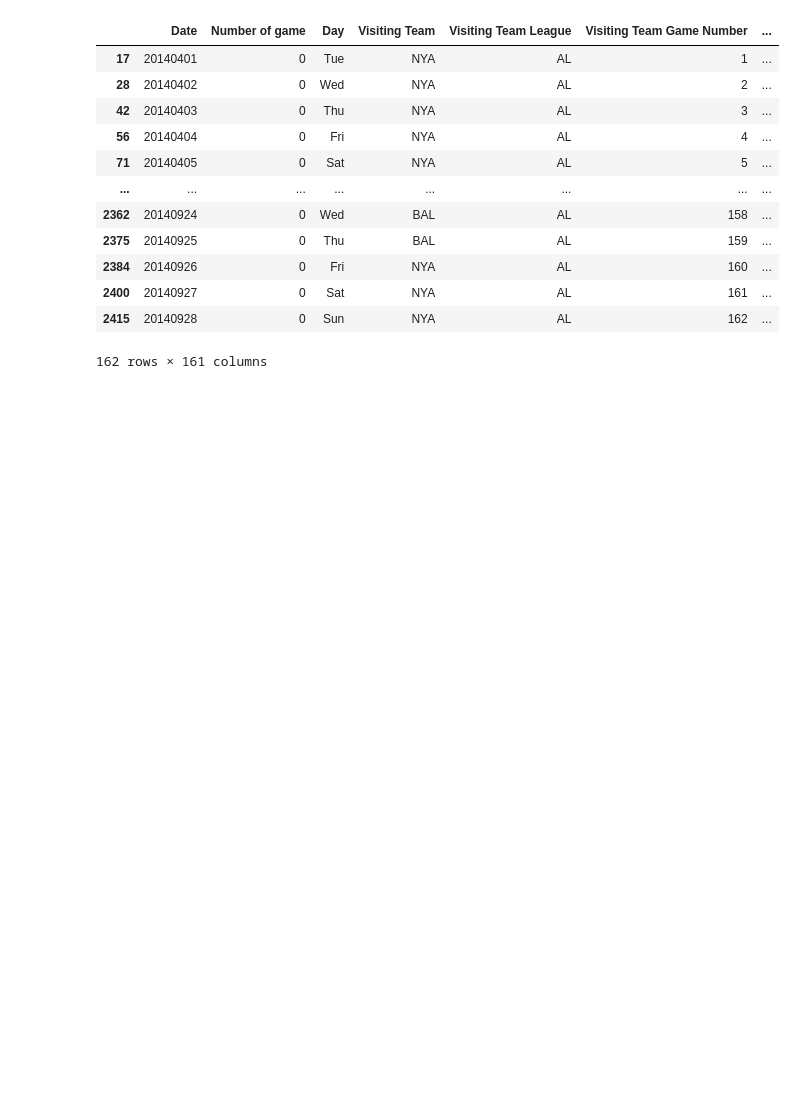
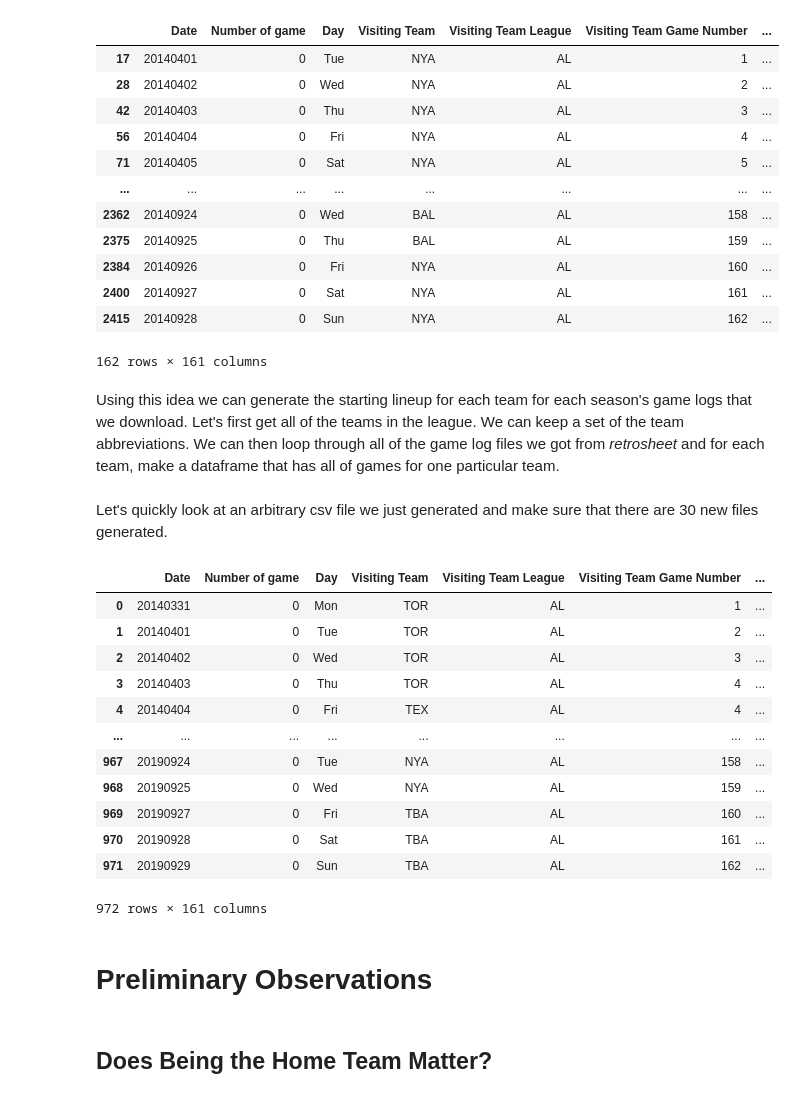
Before and after one commit to samkasbawala/sdp_team_32, a Jupyter notebook: starting_project.ipynb, the cells around one changed output. Drawn from its saved outputs; the diff is of its cells as text; code cells hidden in the pictures; blank space fills up the shorter version.

Commit message:
add function to get games by team and analyze home game wins; WIP

```diff
--- a/starting_project.ipynb
+++ b/starting_project.ipynb
@@ -12,18 +18,17 @@ Next, let's try opening the data with pandas so we can see it in tabular form.
 import pandas as pd
 import os
 
-# We will be lookin at the 2014 data as an example
+RETROSHEET_FILES = "./datasets/retro_sheet_gls"
+
+# We will be looking at the 2014 data as an example
 retro_sheet_data_gl2014 = pd.read_csv("./datasets/retro_sheet_gls/GL2014.TXT")
 
-# Get all the home games of the Yankees in 2014
-nya_gl_2014_home = retro_sheet_data_gl2014.loc[retro_sheet_data_gl2014["Home Team"] == 'NYA']
+# Get all the games that the Yankees played in 2014
+nya_gl_2014 = retro_sheet_data_gl2014.loc[(retro_sheet_data_gl2014["Home Team"] == 'NYA') |
+                                          (retro_sheet_data_gl2014["Visiting Team"] == 'NYA')]
 
-# Get all the away games of the Yankees in 2014
-nya_gl_2014_away = retro_sheet_data_gl2014.loc[retro_sheet_data_gl2014["Visiting Team"] == 'NYA']
-
-# All the Yankees games in 2014 sorted by date
-nya_gl_2014 = pd.concat([nya_gl_2014_away, nya_gl_2014_home])
-nya_gl_2014.sort_values("Date")
+# Sort the games played by date
+display(nya_gl_2014.sort_values("Date"))
 # %% [output]
 |  | Date | Number of game | Day | Visiting Team | Visiting Team League | Visiting Team Game Number | ... |
 | 17 | 20140401 | 0 | Tue | NYA | AL | 1 | ... |
@@ -38,3 +43,5 @@ nya_gl_2014.sort_values("Date")
 | 2400 | 20140927 | 0 | Sat | NYA | AL | 161 | ... |
 | 2415 | 20140928 | 0 | Sun | NYA | AL | 162 | ... |
 162 rows × 161 columns
+# %% [markdown]
+Using this idea we can generate the starting lineup for each team for each season's game logs that we download. Let's first get all of the teams in the league. We can keep a set of the team abbreviations. We can then loop through all of the game log files we got from *retrosheet* and for each team, make a dataframe that has all of games for one particular team.
@@ -40,0 +87,29 @@ nya_gl_2014.sort_values("Date")
+# %% [markdown]
+Let's quickly look at an arbitrary csv file we just generated and make sure that there are 30 new files generated.
+# %%
+# Load Tampa Bay Rays as an example
+tba_gl_all = pd.read_csv(os.path.join(TEAM_GAMES, "TBA_all_games.csv"))
+
+# There are 162 games per season and the number of seasons that we have are the number of
+# retrosheet files that we downloaded
+assert tba_gl_all.shape[0] == 162 * len([f for f in os.listdir(RETROSHEET_FILES)])
+
+display(tba_gl_all)
+# %% [output]
+|  | Date | Number of game | Day | Visiting Team | Visiting Team League | Visiting Team Game Number | ... |
+| 0 | 20140331 | 0 | Mon | TOR | AL | 1 | ... |
+| 1 | 20140401 | 0 | Tue | TOR | AL | 2 | ... |
+| 2 | 20140402 | 0 | Wed | TOR | AL | 3 | ... |
+| 3 | 20140403 | 0 | Thu | TOR | AL | 4 | ... |
+| 4 | 20140404 | 0 | Fri | TEX | AL | 4 | ... |
+| ... | ... | ... | ... | ... | ... | ... | ... |
+| 967 | 20190924 | 0 | Tue | NYA | AL | 158 | ... |
+| 968 | 20190925 | 0 | Wed | NYA | AL | 159 | ... |
+| 969 | 20190927 | 0 | Fri | TBA | AL | 160 | ... |
+| 970 | 20190928 | 0 | Sat | TBA | AL | 161 | ... |
+| 971 | 20190929 | 0 | Sun | TBA | AL | 162 | ... |
+972 rows × 161 columns
+# %% [markdown]
+# Preliminary Observations
+# %% [markdown]
+## Does Being the Home Team Matter?
```
Also changed, not shown: parts of 8 cells of this notebook, 32 other files.
